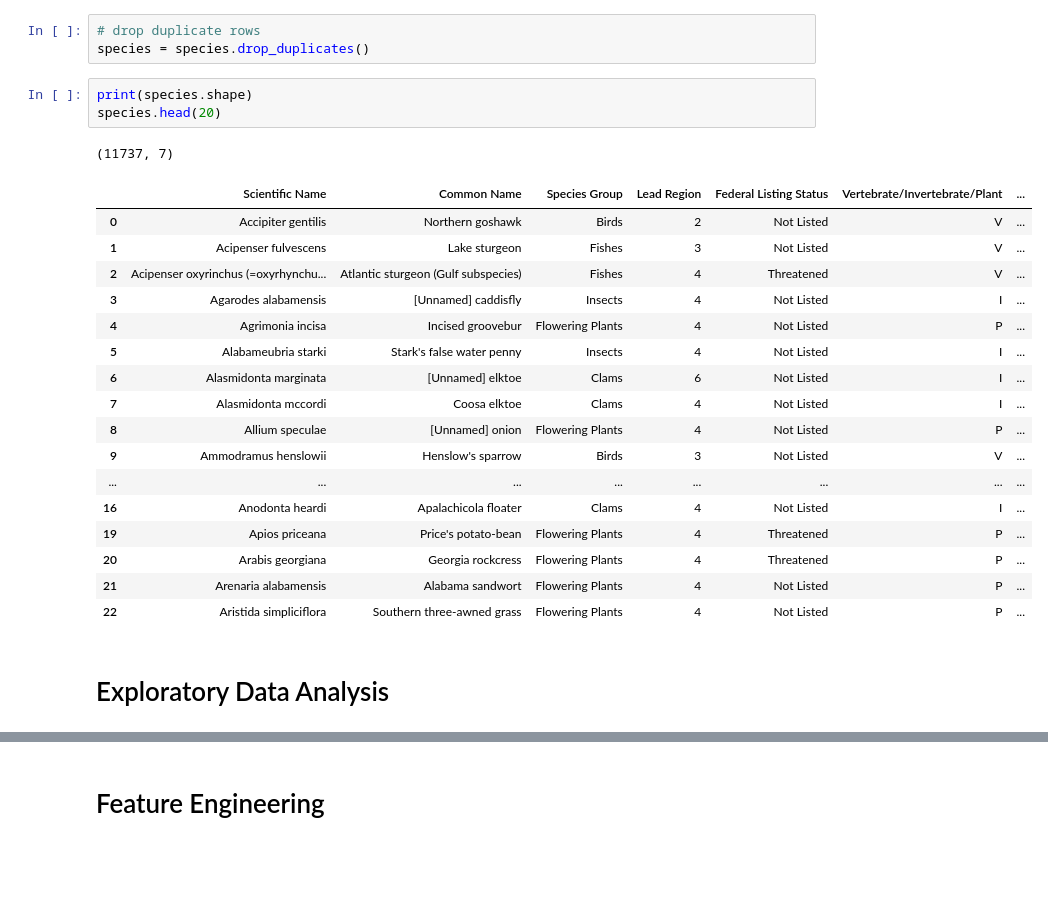
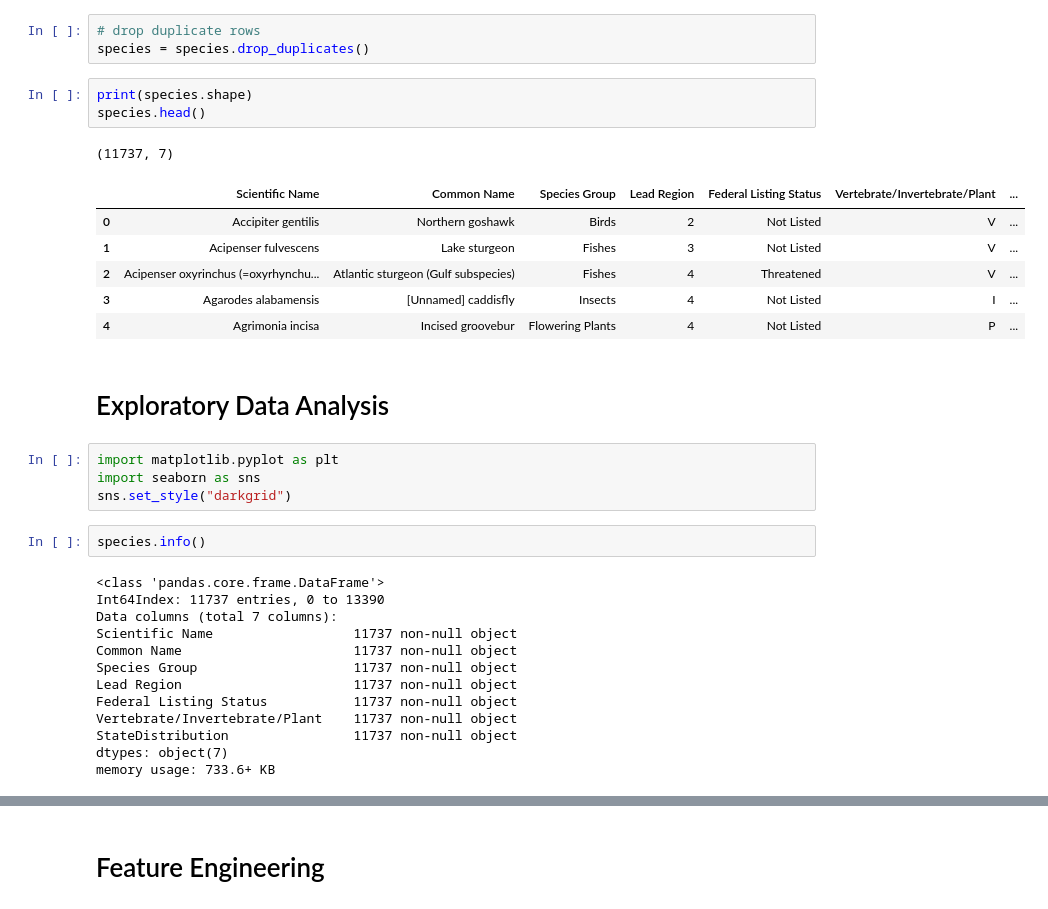
Before and after one commit to acdick/endangered_species_classification, a Jupyter notebook: Source/endangered_species.ipynb, the cells around one changed output, grey strips where cells are left out. Drawn from its saved outputs; the diff is of its cells as text; blank space fills up the shorter version.

```diff
--- a/Source/endangered_species.ipynb
+++ b/Source/endangered_species.ipynb
@@ -205,25 +205,33 @@ Name: Federal Listing Status, dtype: int64
 species = species.drop_duplicates()
 # %%
 print(species.shape)
-species.head(20)
+species.head()
 # %% [output]
 (11737, 7)
 |  | Scientific Name | Common Name | Species Group | Lead Region | Federal Listing Status | Vertebrate/Invertebrate/Plant | ... |
 | 0 | Accipiter gentilis | Northern goshawk | Birds | 2 | Not Listed | V | ... |
 | 1 | Acipenser fulvescens | Lake sturgeon | Fishes | 3 | Not Listed | V | ... |
 | 2 | Acipenser oxyrinchus (=oxyrhynchu... | Atlantic sturgeon (Gulf subspecies) | Fishes | 4 | Threatened | V | ... |
 | 3 | Agarodes alabamensis | [Unnamed] caddisfly | Insects | 4 | Not Listed | I | ... |
 | 4 | Agrimonia incisa | Incised groovebur | Flowering Plants | 4 | Not Listed | P | ... |
-| 5 | Alabameubria starki | Stark's false water penny | Insects | 4 | Not Listed | I | ... |
-| 6 | Alasmidonta marginata | [Unnamed] elktoe | Clams | 6 | Not Listed | I | ... |
-| 7 | Alasmidonta mccordi | Coosa elktoe | Clams | 4 | Not Listed | I | ... |
-| 8 | Allium speculae | [Unnamed] onion | Flowering Plants | 4 | Not Listed | P | ... |
-| 9 | Ammodramus henslowii | Henslow's sparrow | Birds | 3 | Not Listed | V | ... |
-| ... | ... | ... | ... | ... | ... | ... | ... |
-| 16 | Anodonta heardi | Apalachicola floater | Clams | 4 | Not Listed | I | ... |
-| 19 | Apios priceana | Price's potato-bean | Flowering Plants | 4 | Threatened | P | ... |
-| 20 | Arabis georgiana | Georgia rockcress | Flowering Plants | 4 | Threatened | P | ... |
-| 21 | Arenaria alabamensis | Alabama sandwort | Flowering Plants | 4 | Not Listed | P | ... |
-| 22 | Aristida simpliciflora | Southern three-awned grass | Flowering Plants | 4 | Not Listed | P | ... |
 # %% [markdown]
 # Exploratory Data Analysis
+# %%
+import matplotlib.pyplot as plt
+import seaborn as sns
+sns.set_style("darkgrid")
+# %%
+species.info()
+# %% [output]
+<class 'pandas.core.frame.DataFrame'>
+Int64Index: 11737 entries, 0 to 13390
+Data columns (total 7 columns):
+Scientific Name                  11737 non-null object
+Common Name                      11737 non-null object
+Species Group                    11737 non-null object
+Lead Region                      11737 non-null object
+Federal Listing Status           11737 non-null object
+Vertebrate/Invertebrate/Plant    11737 non-null object
+StateDistribution                11737 non-null object
+dtypes: object(7)
+memory usage: 733.6+ KB
```
Also changed, not shown: parts of 18 cells of this notebook.
